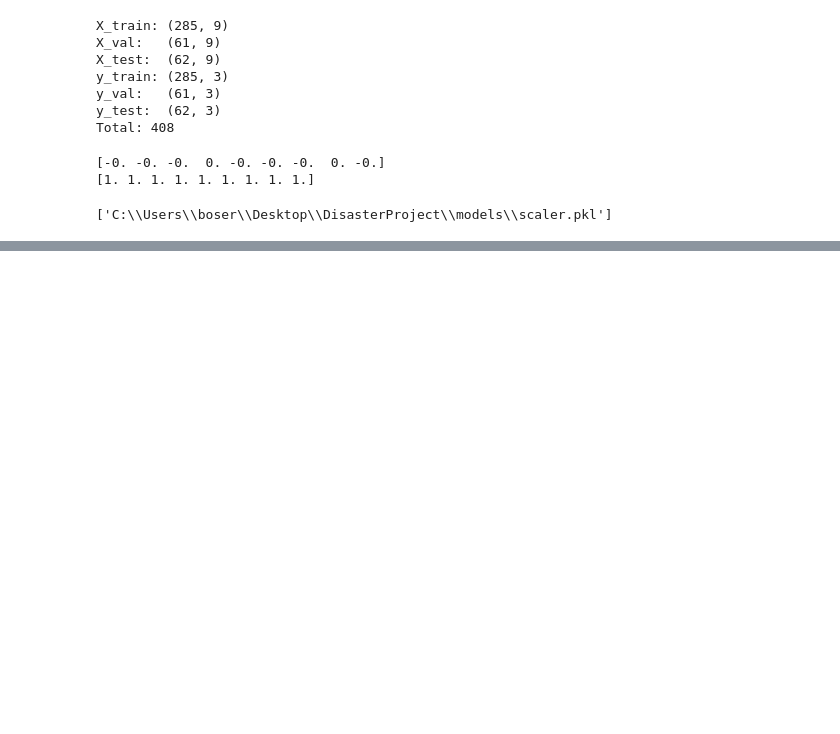
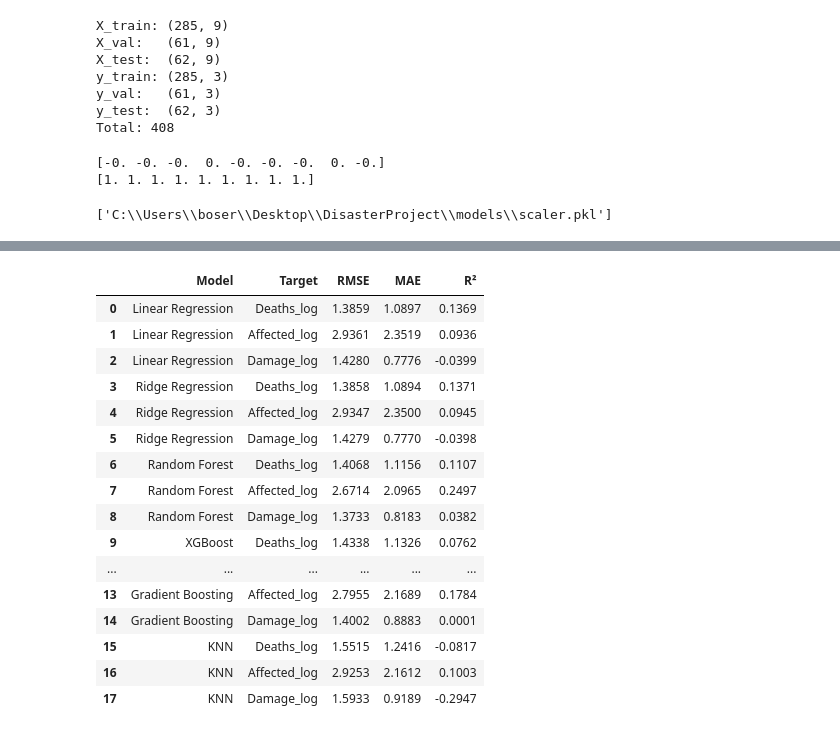
Before and after one commit to Rajdeep0010/Disaster_Project, a Jupyter notebook: notebooks/Severity_Prediction_model.ipynb, the cells around one changed output, grey strips where cells are left out. Drawn from its saved outputs; the diff is of its cells as text; code cells hidden in the pictures; blank space fills up the shorter version.

```diff
--- a/notebooks/Severity_Prediction_model.ipynb
+++ b/notebooks/Severity_Prediction_model.ipynb
@@ -142,0 +172,30 @@ joblib.dump(scaler, r'C:\Users\boser\Desktop\DisasterProject\models\scaler.pkl')
+# %%
+results=[]
+for name, model in models.items():        # level 1
+
+    model.fit(x_train_scaled, y_train)    # level 2
+
+    y_pred = model.predict(x_val_scaled)  # level 2
+
+    for i, target in enumerate(targets):  # level 2
+
+        rmse = root_mean_squared_error(        # level 3
+               y_val.iloc[:, i],
+               y_pred[:, i],
+               )
+
+        mae  = mean_absolute_error(       # level 3
+               y_val.iloc[:, i],
+               y_pred[:, i])
+
+        r2   = r2_score(                  # level 3
+               y_val.iloc[:, i],
+               y_pred[:, i])
+
+        results.append({                  # level 3
+            'Model'  : name,
+            'Target' : target,
+            'RMSE'   : round(rmse, 4),
+            'MAE'    : round(mae,  4),
+            'R²'     : round(r2,   4)
+        })
@@ -142,0 +220,21 @@ joblib.dump(scaler, r'C:\Users\boser\Desktop\DisasterProject\models\scaler.pkl')
+# %%
+results_df=pd.DataFrame(results)
+display(results_df)
+# %% [output]
+|  | Model | Target | RMSE | MAE | R² |
+| 0 | Linear Regression | Deaths_log | 1.3859 | 1.0897 | 0.1369 |
+| 1 | Linear Regression | Affected_log | 2.9361 | 2.3519 | 0.0936 |
+| 2 | Linear Regression | Damage_log | 1.4280 | 0.7776 | -0.0399 |
+| 3 | Ridge Regression | Deaths_log | 1.3858 | 1.0894 | 0.1371 |
+| 4 | Ridge Regression | Affected_log | 2.9347 | 2.3500 | 0.0945 |
+| 5 | Ridge Regression | Damage_log | 1.4279 | 0.7770 | -0.0398 |
+| 6 | Random Forest | Deaths_log | 1.4068 | 1.1156 | 0.1107 |
+| 7 | Random Forest | Affected_log | 2.6714 | 2.0965 | 0.2497 |
+| 8 | Random Forest | Damage_log | 1.3733 | 0.8183 | 0.0382 |
+| 9 | XGBoost | Deaths_log | 1.4338 | 1.1326 | 0.0762 |
+| ... | ... | ... | ... | ... | ... |
+| 13 | Gradient Boosting | Affected_log | 2.7955 | 2.1689 | 0.1784 |
+| 14 | Gradient Boosting | Damage_log | 1.4002 | 0.8883 | 0.0001 |
+| 15 | KNN | Deaths_log | 1.5515 | 1.2416 | -0.0817 |
+| 16 | KNN | Affected_log | 2.9253 | 2.1612 | 0.1003 |
+| 17 | KNN | Damage_log | 1.5933 | 0.9189 | -0.2947 |
```
Also changed, not shown: parts of 12 cells of this notebook.
